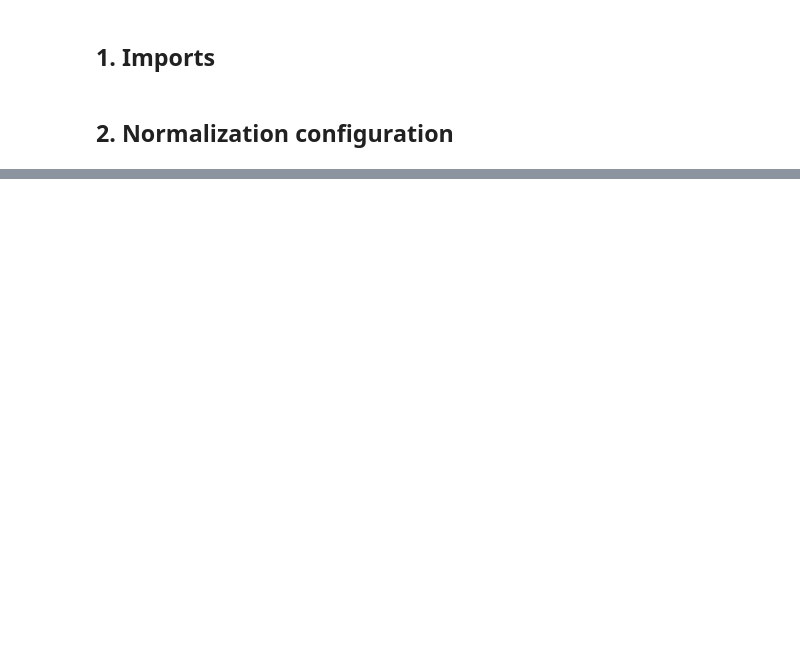
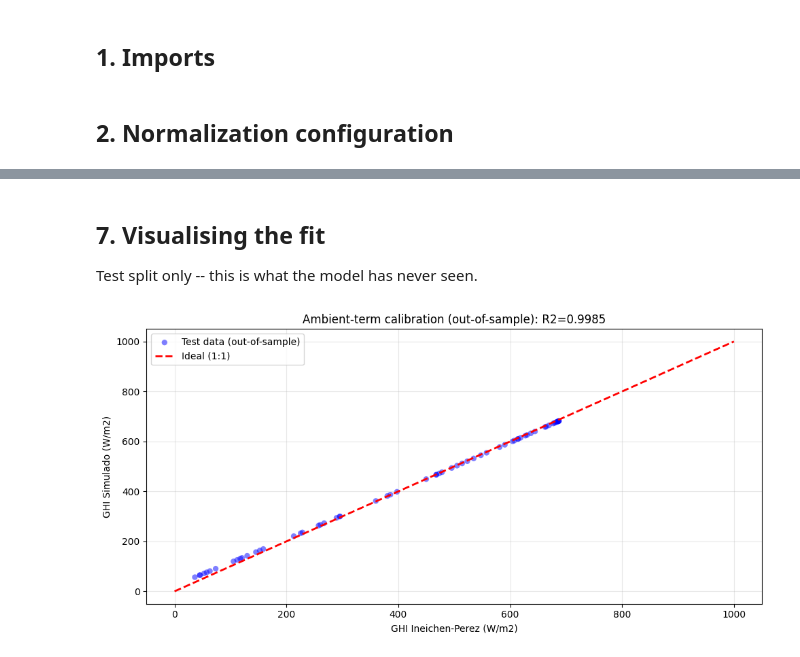
Before and after one commit to victorbo4/ue-irradiance-modeling, a Jupyter notebook: analysis/normalization/01_normalization.ipynb, the cells around one changed output, grey strips where cells are left out. Cells and saved outputs as stored; diff of their text form; code cells hidden in the pictures; blank space fills up the shorter version.

```diff
--- a/analysis/normalization/01_normalization.ipynb
+++ b/analysis/normalization/01_normalization.ipynb
@@ -38,0 +47,3 @@ print(f"Valid rows for calibration: {len(df_clean)} records")
+# %%
+df_train, df_test = train_test_split(df_clean, test_size=TEST_SIZE, random_state=RANDOM_STATE)
+print(f"Train: {len(df_train)} rows | Test: {len(df_test)} rows")
@@ -39,9 +56,9 @@ print(f"Valid rows for calibration: {len(df_clean)} records")
 # %%
-X_diff = df_clean[[COL_DIFUSA_SIM]]
-y_diff = df_clean[COL_DHI_REAL]
+X_diff = df_train[[COL_DIFUSA_SIM]]
+y_diff = df_train[COL_DHI_REAL]
 
 model_diff = LinearRegression(fit_intercept=not FORZAR_CERO)
 model_diff.fit(X_diff, y_diff)
 
 coef_difuso = model_diff.coef_[0]
-print(f"\n[FASE A] Coeficiente Ambiental (Sombra): {coef_difuso:.6f}")
+print(f"AmbientLinearCoeff (fit on train only): {coef_difuso:.6e}")
@@ -96,0 +71,19 @@ print("-" * 80)
+# %%
+y_pred_test = (df_test[COL_DIRECTA_SIM] + coef_difuso * df_test[COL_DIFUSA_SIM]).clip(lower=0)
+y_true_test = df_test[COL_GHI_REAL]
+
+r2 = r2_score(y_true_test, y_pred_test)
+mae = mean_absolute_error(y_true_test, y_pred_test)
+rmse = np.sqrt(mean_squared_error(y_true_test, y_pred_test))
+
+print("\n" + "="*60)
+print(f" OUT-OF-SAMPLE RESULT (test split, n={len(df_test)})")
+print(f" R2:   {r2:.5f}")
+print(f" MAE:  {mae:.2f} W/m2")
+print(f" RMSE: {rmse:.2f} W/m2")
+print("="*60)
+
+print("\n>>> C++ constant to update (IrradianceCommon.h, AmbientLinearCoeff):")
+print("-" * 80)
+print(f"constexpr float AmbientLinearCoeff = {coef_difuso:.6e}f;")
+print("-" * 80)
@@ -97,11 +102,17 @@ print("-" * 80)
+# %% [markdown]
+## 7. Visualising the fit
+
+Test split only -- this is what the model has never seen.
 # %%
 plt.figure(figsize=(10, 5))
-plt.scatter(df_clean[COL_GHI_REAL], y_pred_total, alpha=0.5, color='blue', edgecolors='none', label='Data')
+plt.scatter(y_true_test, y_pred_test, alpha=0.5, color='blue', edgecolors='none', label='Test data (out-of-sample)')
 plt.plot([0, 1000], [0, 1000], 'r--', lw=2, label='Ideal (1:1)')
-plt.xlabel("GHI Real (W/m²)")
-plt.ylabel("GHI Simulado (W/m²)")
-plt.title(f"Hybrid calibration: R²={r2:.4f}")
+plt.xlabel("GHI Ineichen-Perez (W/m2)")
+plt.ylabel("GHI Simulado (W/m2)")
+plt.title(f"Ambient-term calibration (out-of-sample): R2={r2:.4f}")
 plt.legend()
 plt.grid(True, alpha=0.3)
 plt.tight_layout()
 plt.show()
+# %% [output]
+[figure, added]
```
Also changed, not shown: parts of 19 cells of this notebook, 2 other files.
